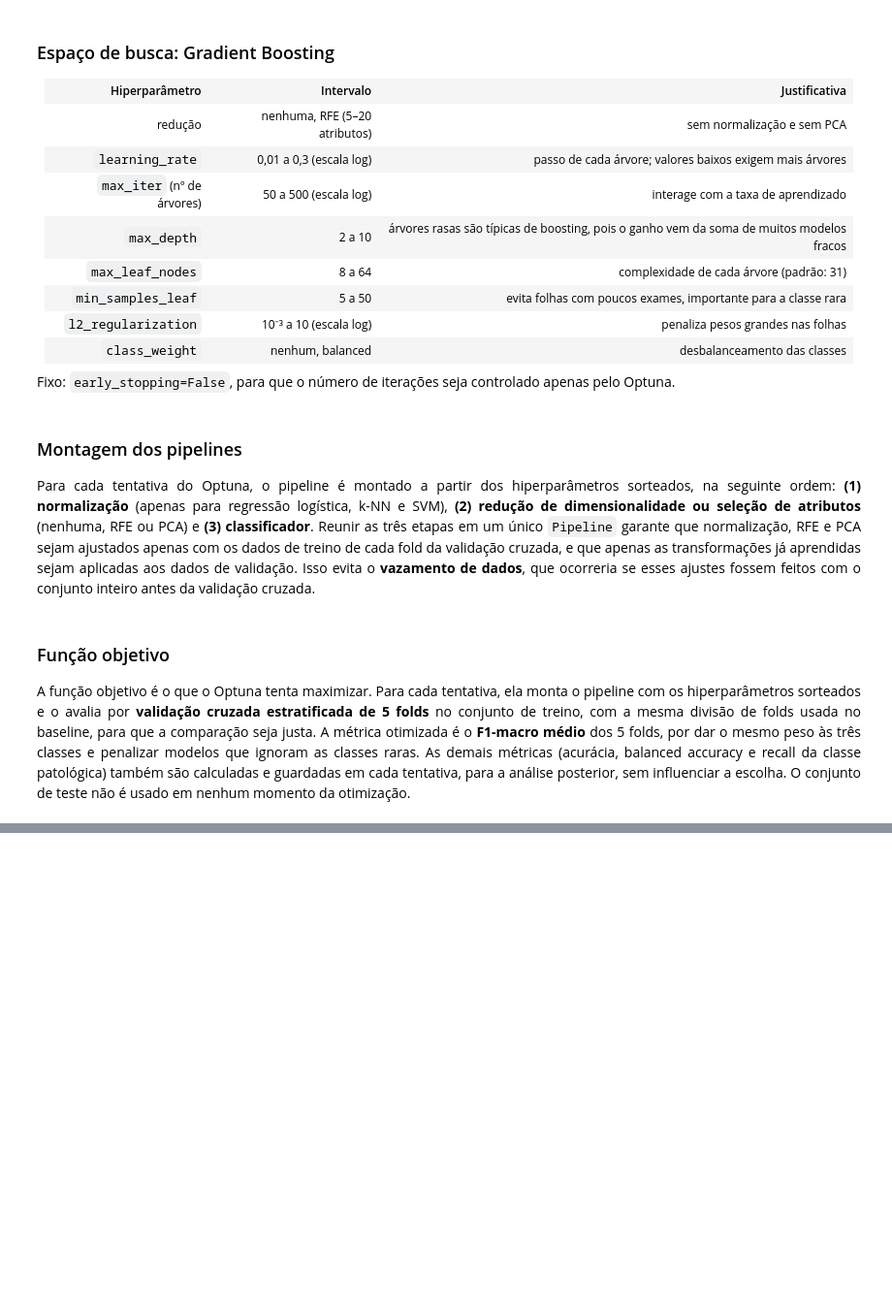
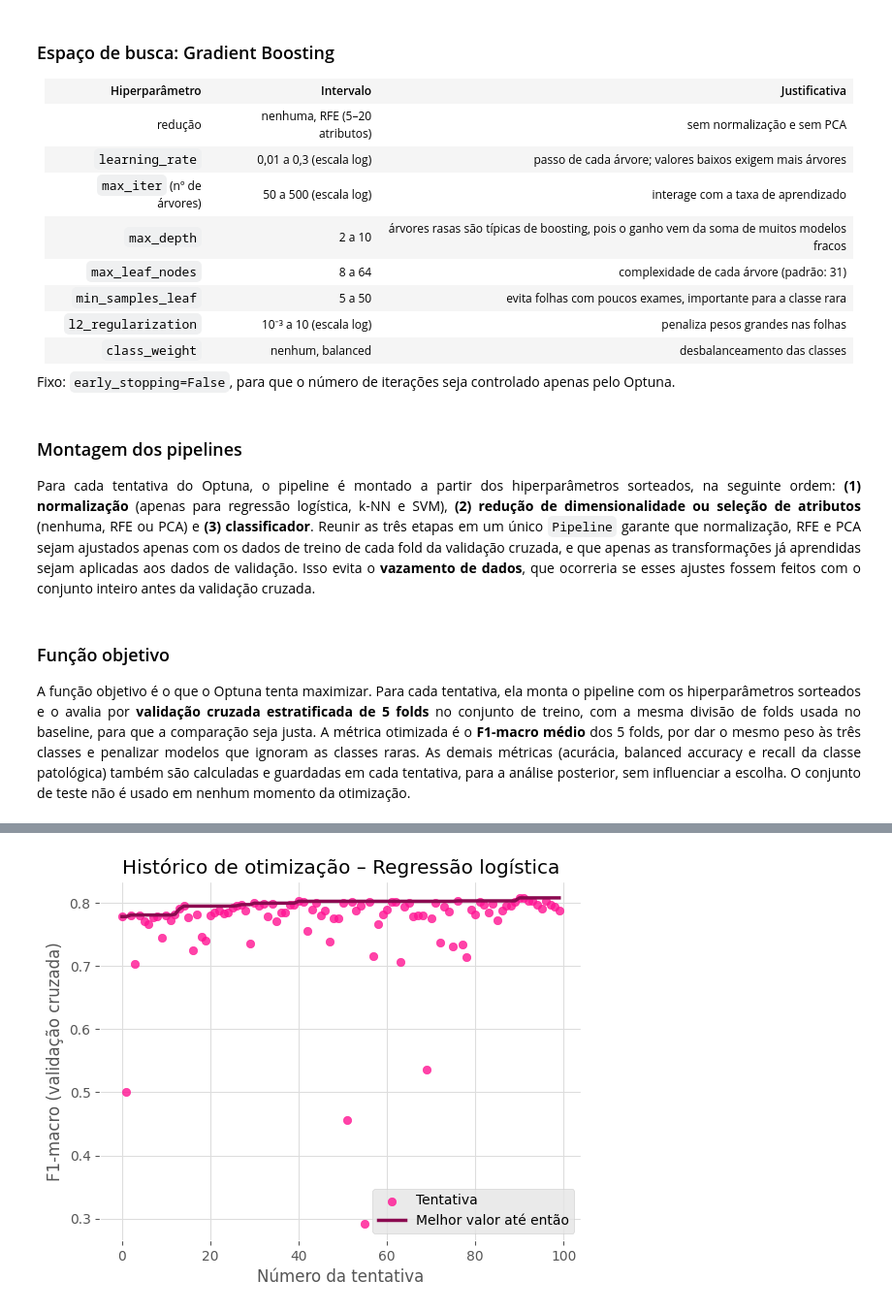
Before and after one commit to isalemecruz/tiamat, a Jupyter notebook: Untitled.ipynb, the cells around one changed output, grey strips where cells are left out. Shown at 97% size. Cells and saved outputs as stored; diff of their text form; code cells hidden in the pictures; blank space fills up the shorter version.

```diff
--- a/Untitled.ipynb
+++ b/Untitled.ipynb
@@ -980,0 +1105,6 @@ def funcao_objetivo(trial, algoritmo, X, y):
+# %%
+for algoritmo, estudo in estudos.items():
+    nao_convergiu = [t.user_attrs.get("nao_convergiu", False) for t in estudo.trials]
+    convergiu_melhor = not estudo.best_trial.user_attrs.get("nao_convergiu", False)
+    print(f"{algoritmo:20s} tentativas sem convergência: {sum(nao_convergiu)}/{len(nao_convergiu)} "
+          f"| melhor trial convergiu: {convergiu_melhor}")
@@ -980,0 +1190,14 @@ def funcao_objetivo(trial, algoritmo, X, y):
+# %%
+linhas = []
+for algoritmo, estudo in estudos.items():
+    parametros = ", ".join(
+        f"{nome}={round(valor, 4) if isinstance(valor, float) else valor}"
+        for nome, valor in estudo.best_trial.params.items()
+    )
+    linhas.append({"algoritmo": algoritmo,
+                   "melhor_tentativa": estudo.best_trial.number,
+                   "parametros": parametros})
+
+pd.set_option("display.max_colwidth", None)
+melhores_parametros = pd.DataFrame(linhas).set_index("algoritmo")
+melhores_parametros
@@ -980,0 +1220,76 @@ def funcao_objetivo(trial, algoritmo, X, y):
+# %%
+
+
+NOMES_ALGORITMOS = {
+    "regressao_logistica": "Regressão logística",
+    "knn": "k-NN",
+    "svm": "SVM",
+    "floresta_aleatoria": "Random Forest",
+    "gradient_boosting": "Gradient Boosting",
+}
+
+
+def define_titulo(ax, texto):
+
+    for posicao in ("left", "center", "right"):
+        ax.set_title("", loc=posicao)
+    ax.set_title(texto)
+
+def grafico_historico(estudo, nome):
+
+    ax = plot_optimization_history(estudo)
+
+    for conjunto in [a for a in ax.collections if isinstance(a, PathCollection)]:
+        if conjunto.get_label() == "Objective Value":
+            conjunto.set_color(COR_ROSA)
+            conjunto.set_alpha(0.8)
+            conjunto.set_label("Tentativa")
+
+    for linha in [a for a in ax.lines if isinstance(a, Line2D)]:
+        if linha.get_label() == "Best Value":
+            linha.set_color(COR_ROSA_ESCURO)
+            linha.set_linewidth(2.5)
+            linha.set_alpha(1)
+            linha.set_zorder(5)
+            linha.set_label("Melhor valor até então")
+
+    ax.set_facecolor("white")
+    ax.grid(True, color="#dddddd")
+    ax.legend(loc="lower right")
+    define_titulo(ax, f"Histórico de otimização – {nome}")
+    ax.set_xlabel("Número da tentativa")
+    ax.set_ylabel("F1-macro (validação cruzada)")
+    return ax
+
+
+def grafico_importancia(estudo, nome):
+
+    avaliador = optuna.importance.FanovaImportanceEvaluator(seed=semente_aleatoria)
+    importancias = optuna.importance.get_param_importances(estudo, evaluator=avaliador)
+
+    nomes = list(importancias.keys())[::-1]
+    valores = list(importancias.values())[::-1]
+
+    fig, ax = plt.subplots(figsize=(8, 0.45 * len(nomes) + 1.8))
+    barras = ax.barh(nomes, valores, color="#c2185b")
+    for barra, valor in zip(barras, valores):
+        ax.text(valor + 0.01, barra.get_y() + barra.get_height() / 2,
+                f"{valor:.2f}" if valor >= 0.01 else "<0.01", va="center")
+
+    ax.set_xlim(0, max(valores) * 1.15)
+    ax.set_xlabel("Importância relativa")
+    ax.set_ylabel("Hiperparâmetro")
+    ax.set_title(f"Importância dos hiperparâmetros – {nome}")
+    plt.tight_layout()
+    return fig
+
+
+for algoritmo, estudo in estudos.items():
+    nome = NOMES_ALGORITMOS[algoritmo]
+
+    grafico_historico(estudo, nome)
+    plt.show()
+
+    grafico_importancia(estudo, nome)
+    plt.show()
+# %% [output]
@@ -980,0 +1297 @@ def funcao_objetivo(trial, algoritmo, X, y):
+[figure, added]
```
Also changed, not shown: parts of 40 cells of this notebook, 6 other files.
